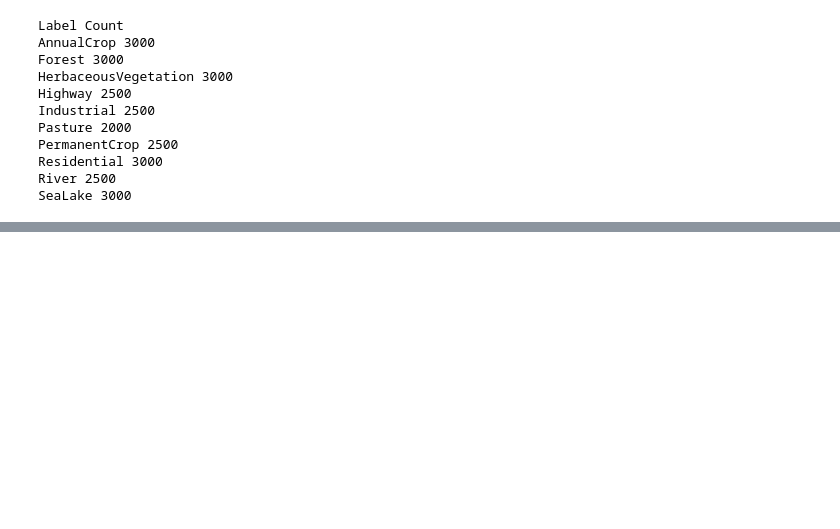
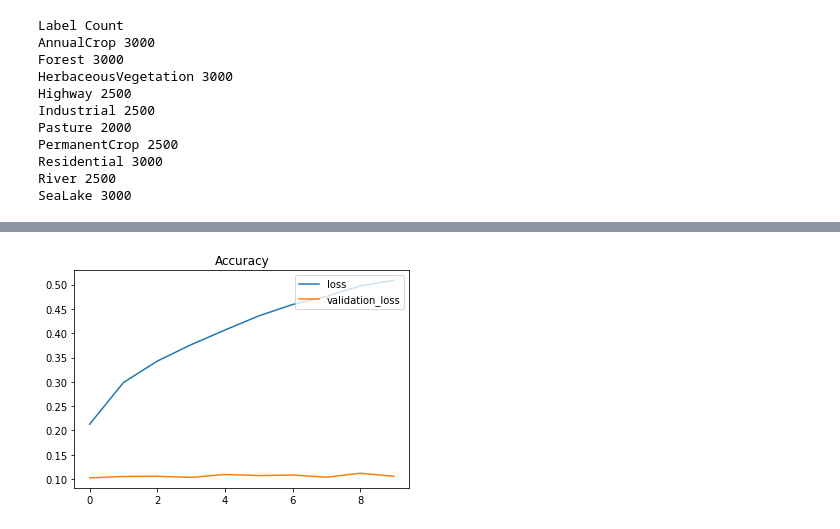
Before and after one commit to lucashoeft/Intelligent-Data-Analysis-2-Project, a Jupyter notebook: eurosat.ipynb, the cells around one changed output, grey strips where cells are left out. Saved outputs shown, nothing was run; the diff lists cells and outputs as text; code cells hidden in the pictures; blank space fills up the shorter version.

```diff
--- a/eurosat.ipynb
+++ b/eurosat.ipynb
@@ -111,0 +265,8 @@ SeaLake 3000
+# %%
+plt.plot(learnHistCNN.history['accuracy'], label="loss")
+plt.plot(learnHistCNN.history['val_accuracy'], label="validation_loss")
+plt.title("Accuracy")
+plt.legend(loc="upper right")
+plt.show()
+# %% [output]
+[figure, added]
```
Also changed, not shown: parts of 23 cells of this notebook.
